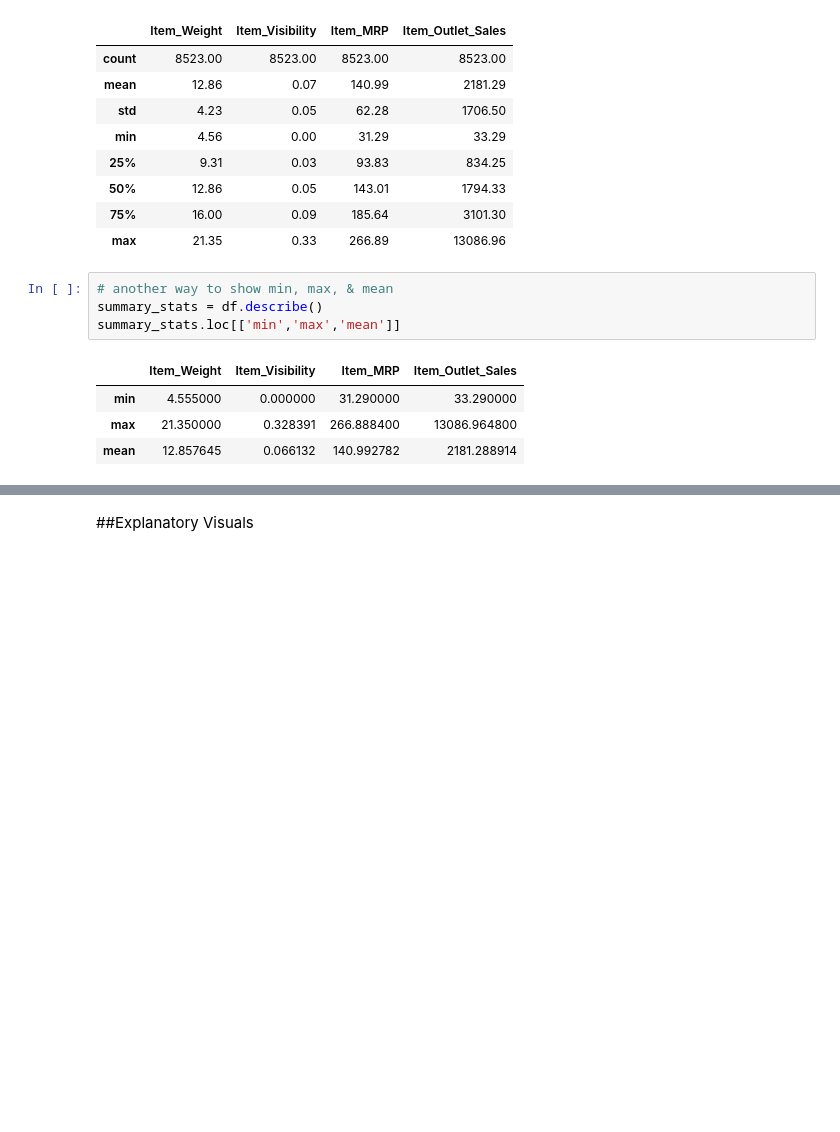
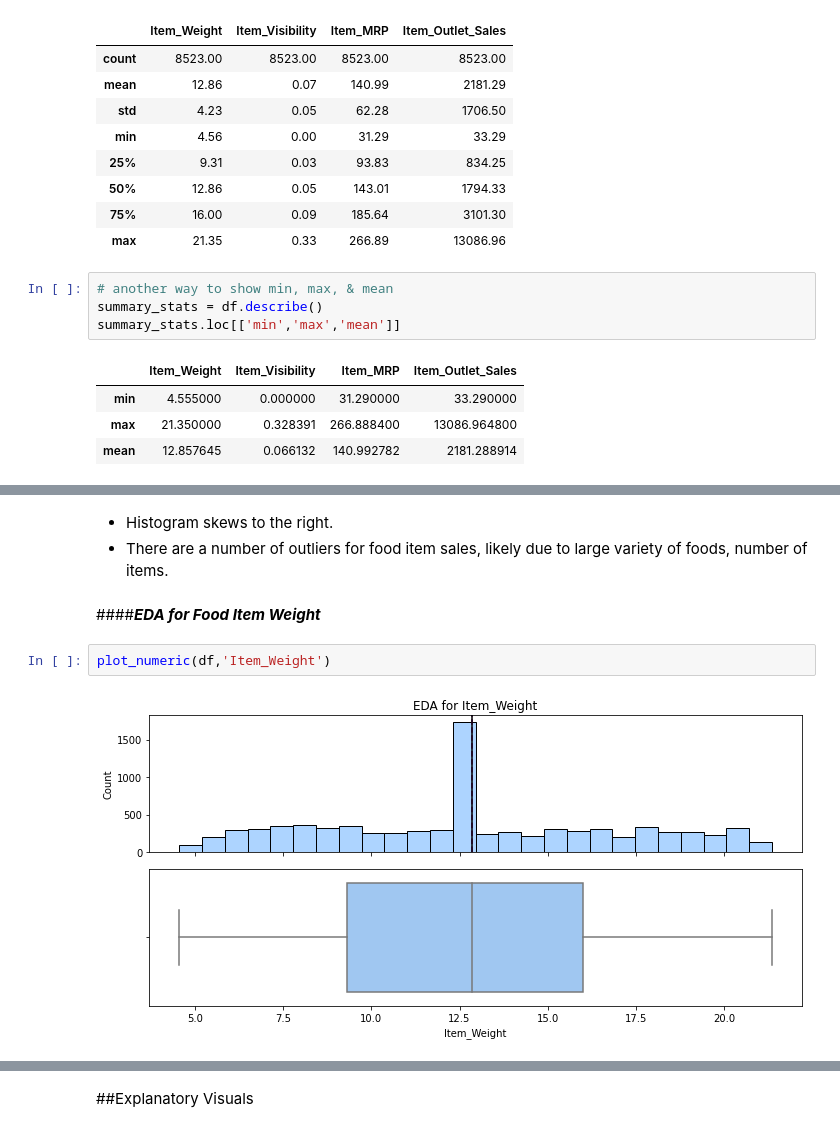
Before and after one commit to iarbietonilsson/food_sales_predictions, a Jupyter notebook: DataScienceFoodSalesPredictions_Ingrid.ipynb, the cells around one changed output, grey strips where cells are left out. Saved outputs shown, nothing was run; the diff lists cells and outputs as text; blank space fills up the shorter version.

```diff
--- a/DataScienceFoodSalesPredictions_Ingrid.ipynb
+++ b/DataScienceFoodSalesPredictions_Ingrid.ipynb
@@ -529,0 +678,9 @@ summary_stats.loc[['min','max','mean']]
+# %% [markdown]
+*  Histogram skews to the right.
+*  There are a number of outliers for food item sales, likely due to large variety of foods, number of items.
+# %% [markdown]
+####***EDA for Food Item Weight***
+# %%
+plot_numeric(df,'Item_Weight')
+# %% [output]
+[figure, added]
```
Also changed, not shown: parts of 88 cells of this notebook.
